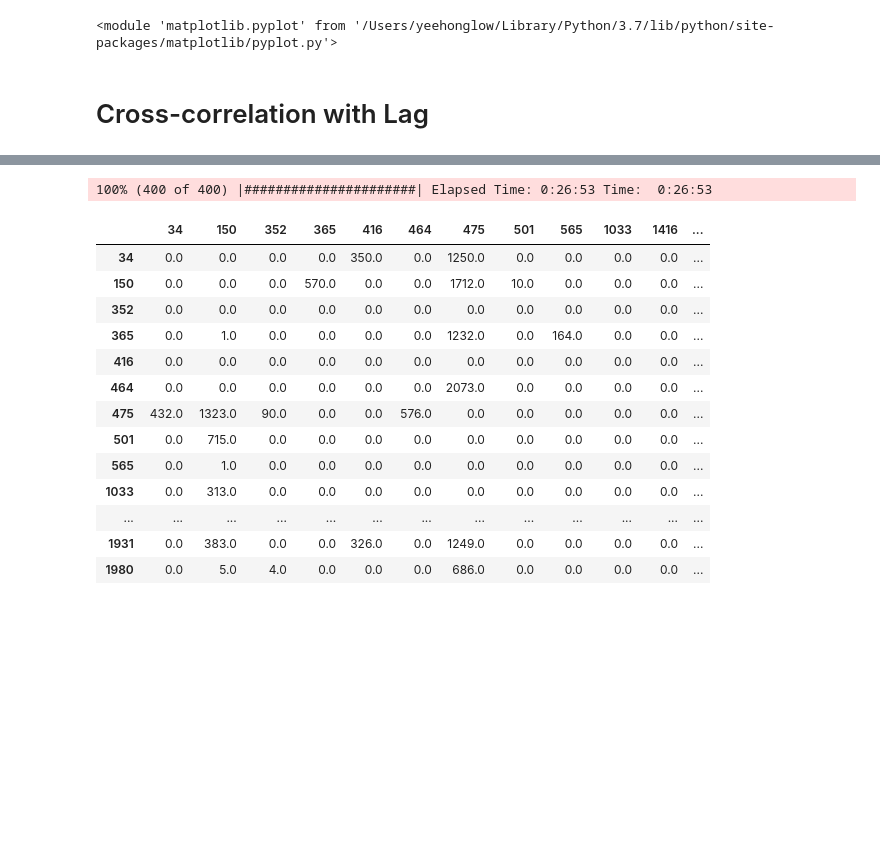
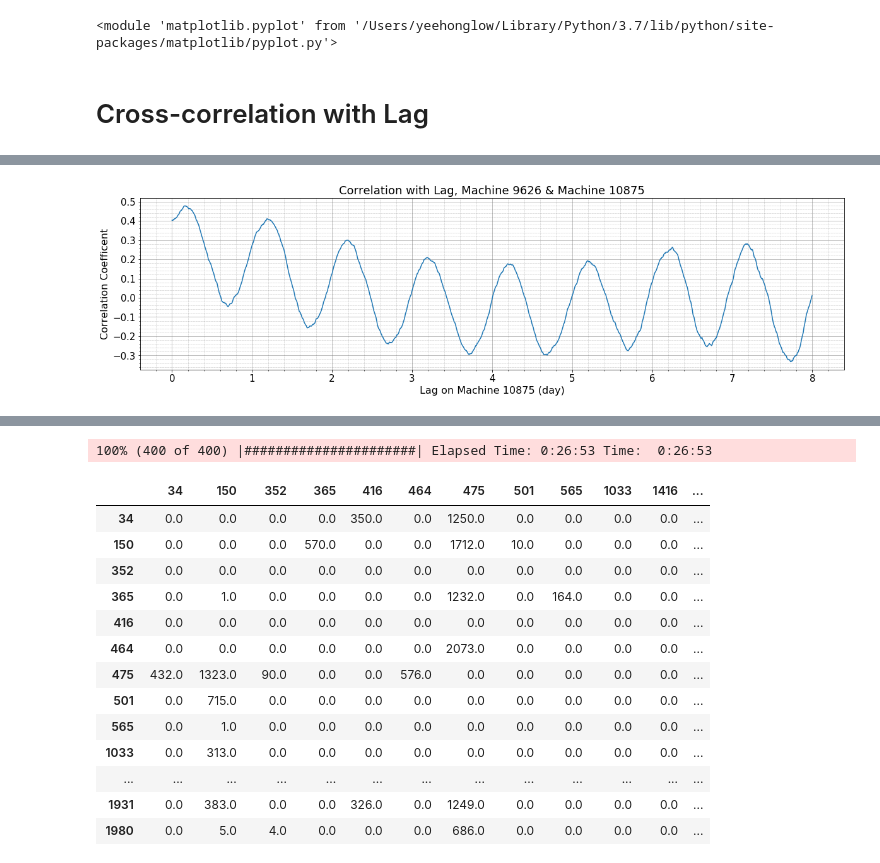
Before and after one commit to yhl116/Machine-Learning-to-Track-Cloud-Computing, a Jupyter notebook: analysis/Cross-correlation Main Analysis.ipynb, the cells around one changed output, grey strips where cells are left out. Cells and saved outputs as stored; diff of their text form; code cells hidden in the pictures; blank space fills up the shorter version.

```diff
--- a/analysis/Cross-correlation Main Analysis.ipynb
+++ b/analysis/Cross-correlation Main Analysis.ipynb
@@ -350,0 +352,4 @@ Different between stongest correlation with correlation without lag: 0.073239224
+# %%
+cor_9626_10875 = plot_correlation_with_lag(five_examples[2], five_examples[3], graphs = "two-sided")
+# %% [output]
+[figure, added]
```
Also changed, not shown: parts of 9 cells of this notebook.
